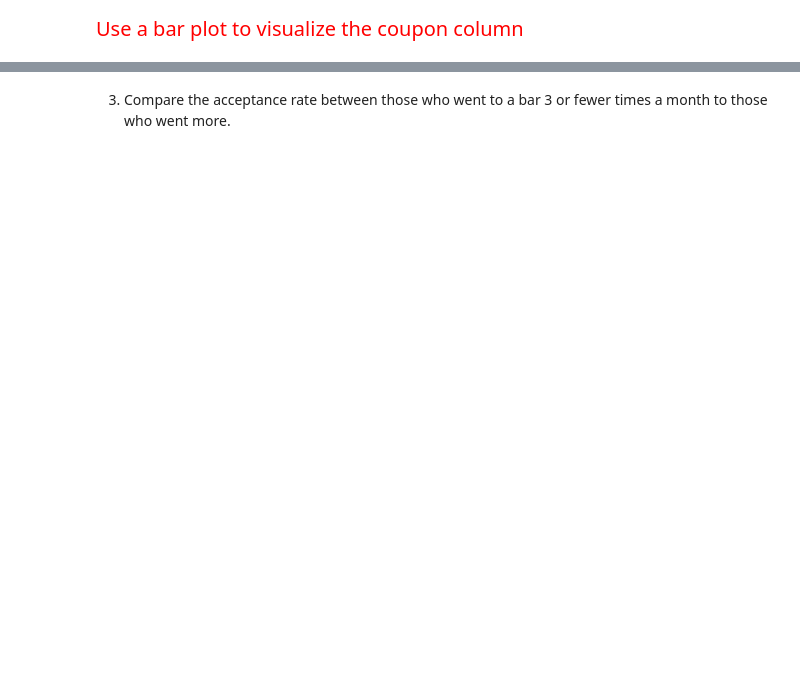
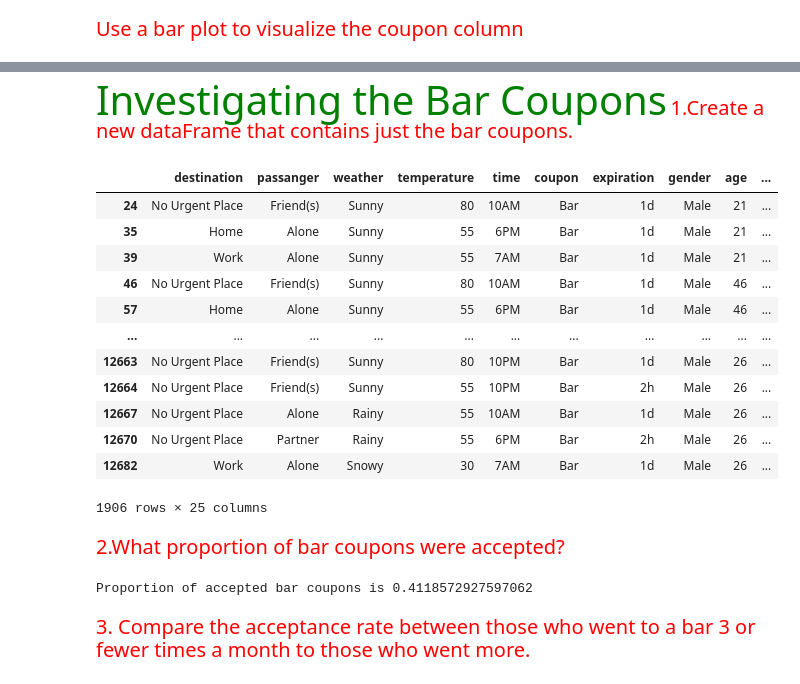
Before and after one commit to Balu-A/AmazonProject, a Jupyter notebook: AmazonCouponApplication.ipynb, the cells around one changed output, grey strips where cells are left out. Drawn from its saved outputs; the diff is of its cells as text; code cells hidden in the pictures; blank space fills up the shorter version.

```diff
--- a/AmazonCouponApplication.ipynb
+++ b/AmazonCouponApplication.ipynb
@@ -160,2 +131,29 @@ Now, we will lead you through an exploration of just the bar related coupons.
+# %% [markdown]
+<span style="font-size: 40px; color: green;font-family: 'Times New Roman', Times, serif;">Investigating the Bar Coupons</span>
+<span style="font-size: 20px; color: red;font-family: 'Times New Roman', Times, serif;">1.Create a new dataFrame that contains just the bar coupons.</span>
+# %%
+df_BarCouponsOnly = data.query('coupon =="Bar"')
+df_BarCouponsOnly
+# %% [output]
+|  | destination | passanger | weather | temperature | time | coupon | expiration | gender | age | ... |
+| 24 | No Urgent Place | Friend(s) | Sunny | 80 | 10AM | Bar | 1d | Male | 21 | ... |
+| 35 | Home | Alone | Sunny | 55 | 6PM | Bar | 1d | Male | 21 | ... |
+| 39 | Work | Alone | Sunny | 55 | 7AM | Bar | 1d | Male | 21 | ... |
+| 46 | No Urgent Place | Friend(s) | Sunny | 80 | 10AM | Bar | 1d | Male | 46 | ... |
+| 57 | Home | Alone | Sunny | 55 | 6PM | Bar | 1d | Male | 46 | ... |
+| ... | ... | ... | ... | ... | ... | ... | ... | ... | ... | ... |
+| 12663 | No Urgent Place | Friend(s) | Sunny | 80 | 10PM | Bar | 1d | Male | 26 | ... |
+| 12664 | No Urgent Place | Friend(s) | Sunny | 55 | 10PM | Bar | 2h | Male | 26 | ... |
+| 12667 | No Urgent Place | Alone | Rainy | 55 | 10AM | Bar | 1d | Male | 26 | ... |
+| 12670 | No Urgent Place | Partner | Rainy | 55 | 6PM | Bar | 2h | Male | 26 | ... |
+| 12682 | Work | Alone | Snowy | 30 | 7AM | Bar | 1d | Male | 26 | ... |
+1906 rows × 25 columns
+# %% [markdown]
+<span style="font-size: 20px; color: red;font-family: 'Times New Roman', Times, serif;">2.What proportion of bar coupons were accepted?</span>
+# %%
+df_acceptedBarCoupons = data.query('coupon=="Bar" and Y==1')
+print(f"Proportion of accepted bar coupons is {len(df_acceptedBarCoupons)/len(df_BarCouponsOnly)}")
+# %% [output]
+Proportion of accepted bar coupons is 0.4118572927597062
 # %% [markdown]
-3. Compare the acceptance rate between those who went to a bar 3 or fewer times a month to those who went more.
+<span style="font-size: 20px; color: red;font-family: 'Times New Roman', Times, serif;">3. Compare the acceptance rate between those who went to a bar 3 or fewer times a month to those who went more.</span>
```
Also changed, not shown: parts of 18 cells of this notebook.
